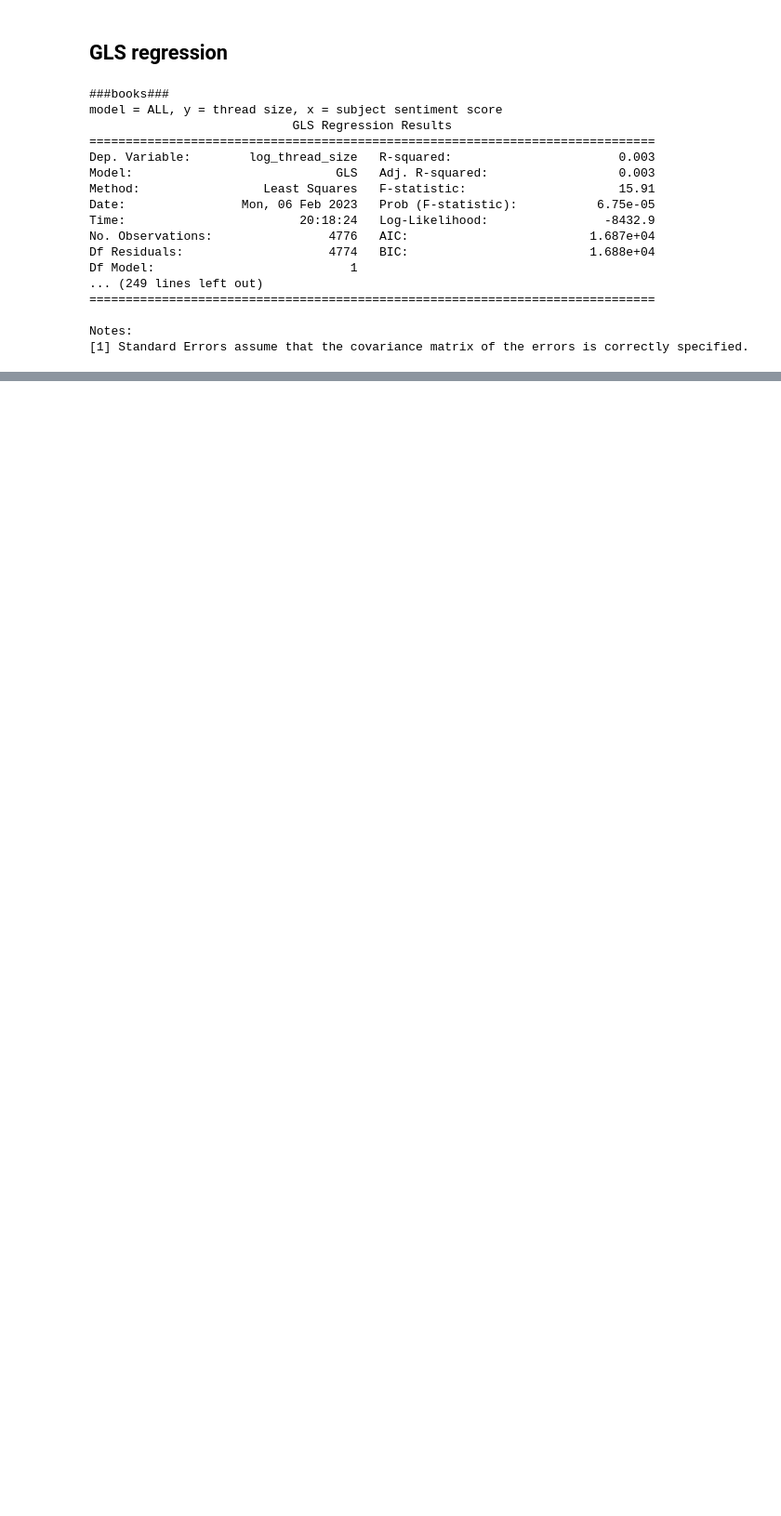
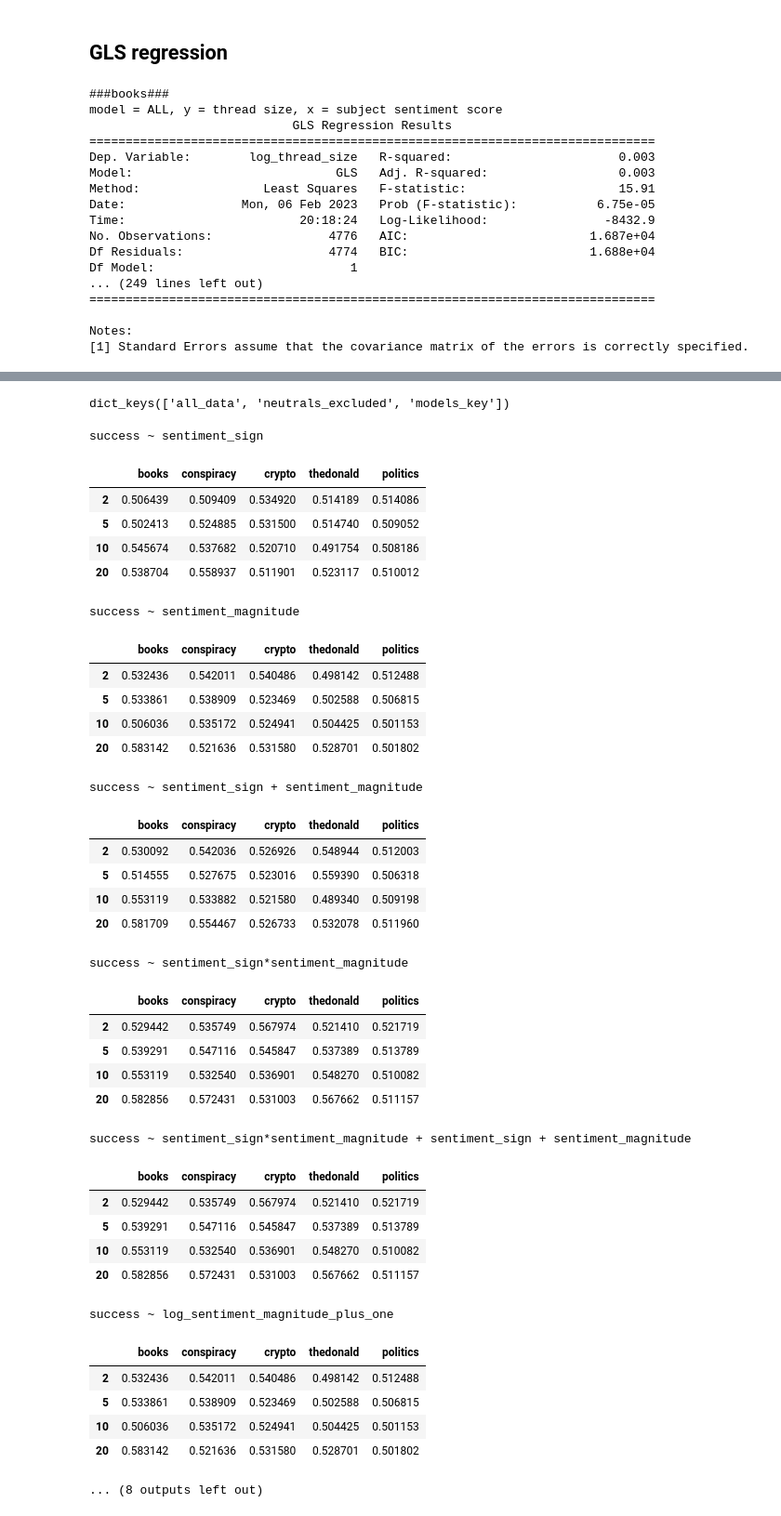
Before and after one commit to caralynch/reddit_analyses, a Jupyter notebook: 9_regression.ipynb, the cells around one changed output, grey strips where cells are left out. Shown at 93% size. Drawn from its saved outputs; the diff is of its cells as text; code cells hidden in the pictures; blank space fills up the shorter version.

```diff
--- a/9_regression.ipynb
+++ b/9_regression.ipynb
@@ -356,0 +747,25 @@ NameError: name 'regression_thread_data' is not defined
+# %%
+post_count_thresholds = [2, 5, 10, 20]
+# %%
+aucs = {}
+for model in models_log:
+    aucs[model] = {}
+    for key in regression_thread_data:
+        aucs[model][key] = {}
+
+        for threshold in post_count_thresholds:
+
+            authors = author_counts[key][author_counts[key].post_count >= threshold].author
+            threshold_regression_data = regression_thread_data[key][regression_thread_data[key].author.isin(authors)]
+            logistic_regression = {}
+            logistic_regression[key] = smf.logit(
+                model,
+                data=threshold_regression_data
+            ).fit()
+
+            y_predicted = logistic_regression[key].predict()
+            y_real = threshold_regression_data.success
+
+            auc = metrics.roc_auc_score(y_real,  y_predicted)
+
+            aucs[model][key][threshold] = auc
@@ -356,0 +793,51 @@ NameError: name 'regression_thread_data' is not defined
+# %%
+models_df = pd.DataFrame(data=models_log, columns=['keys'])
+# %%
+aucs_tables.keys()
+# %% [output]
+dict_keys(['all_data', 'neutrals_excluded', 'models_key'])
+# %%
+aucs_tables['models_key'] = models_df
+# %%
+for model in aucs:
+    display(pd.DataFrame.from_dict(aucs[model]).style.set_caption(model))
+    aucs_tables[f'threshold_mod{model_mapper[model]}'] = pd.DataFrame.from_dict(aucs[model])
+#pd.DataFrame.from_dict(aucs['success ~ sentiment_sign'])
+# %% [output]
+success ~ sentiment_sign
+|  | books | conspiracy | crypto | thedonald | politics |
+| 2 | 0.506439 | 0.509409 | 0.534920 | 0.514189 | 0.514086 |
+| 5 | 0.502413 | 0.524885 | 0.531500 | 0.514740 | 0.509052 |
+| 10 | 0.545674 | 0.537682 | 0.520710 | 0.491754 | 0.508186 |
+| 20 | 0.538704 | 0.558937 | 0.511901 | 0.523117 | 0.510012 |
+success ~ sentiment_magnitude
+|  | books | conspiracy | crypto | thedonald | politics |
+| 2 | 0.532436 | 0.542011 | 0.540486 | 0.498142 | 0.512488 |
+| 5 | 0.533861 | 0.538909 | 0.523469 | 0.502588 | 0.506815 |
+| 10 | 0.506036 | 0.535172 | 0.524941 | 0.504425 | 0.501153 |
+| 20 | 0.583142 | 0.521636 | 0.531580 | 0.528701 | 0.501802 |
+success ~ sentiment_sign + sentiment_magnitude
+|  | books | conspiracy | crypto | thedonald | politics |
+| 2 | 0.530092 | 0.542036 | 0.526926 | 0.548944 | 0.512003 |
+| 5 | 0.514555 | 0.527675 | 0.523016 | 0.559390 | 0.506318 |
+| 10 | 0.553119 | 0.533882 | 0.521580 | 0.489340 | 0.509198 |
+| 20 | 0.581709 | 0.554467 | 0.526733 | 0.532078 | 0.511960 |
+success ~ sentiment_sign*sentiment_magnitude
+|  | books | conspiracy | crypto | thedonald | politics |
+| 2 | 0.529442 | 0.535749 | 0.567974 | 0.521410 | 0.521719 |
+| 5 | 0.539291 | 0.547116 | 0.545847 | 0.537389 | 0.513789 |
+| 10 | 0.553119 | 0.532540 | 0.536901 | 0.548270 | 0.510082 |
+| 20 | 0.582856 | 0.572431 | 0.531003 | 0.567662 | 0.511157 |
+success ~ sentiment_sign*sentiment_magnitude + sentiment_sign + sentiment_magnitude
+|  | books | conspiracy | crypto | thedonald | politics |
+| 2 | 0.529442 | 0.535749 | 0.567974 | 0.521410 | 0.521719 |
+| 5 | 0.539291 | 0.547116 | 0.545847 | 0.537389 | 0.513789 |
+| 10 | 0.553119 | 0.532540 | 0.536901 | 0.548270 | 0.510082 |
+| 20 | 0.582856 | 0.572431 | 0.531003 | 0.567662 | 0.511157 |
+success ~ log_sentiment_magnitude_plus_one
+|  | books | conspiracy | crypto | thedonald | politics |
+| 2 | 0.532436 | 0.542011 | 0.540486 | 0.498142 | 0.512488 |
+| 5 | 0.533861 | 0.538909 | 0.523469 | 0.502588 | 0.506815 |
+| 10 | 0.506036 | 0.535172 | 0.524941 | 0.504425 | 0.501153 |
+| 20 | 0.583142 | 0.521636 | 0.531580 | 0.528701 | 0.501802 |
+... (8 outputs left out)
```
Also changed, not shown: parts of 37 cells of this notebook, 5 other files.
